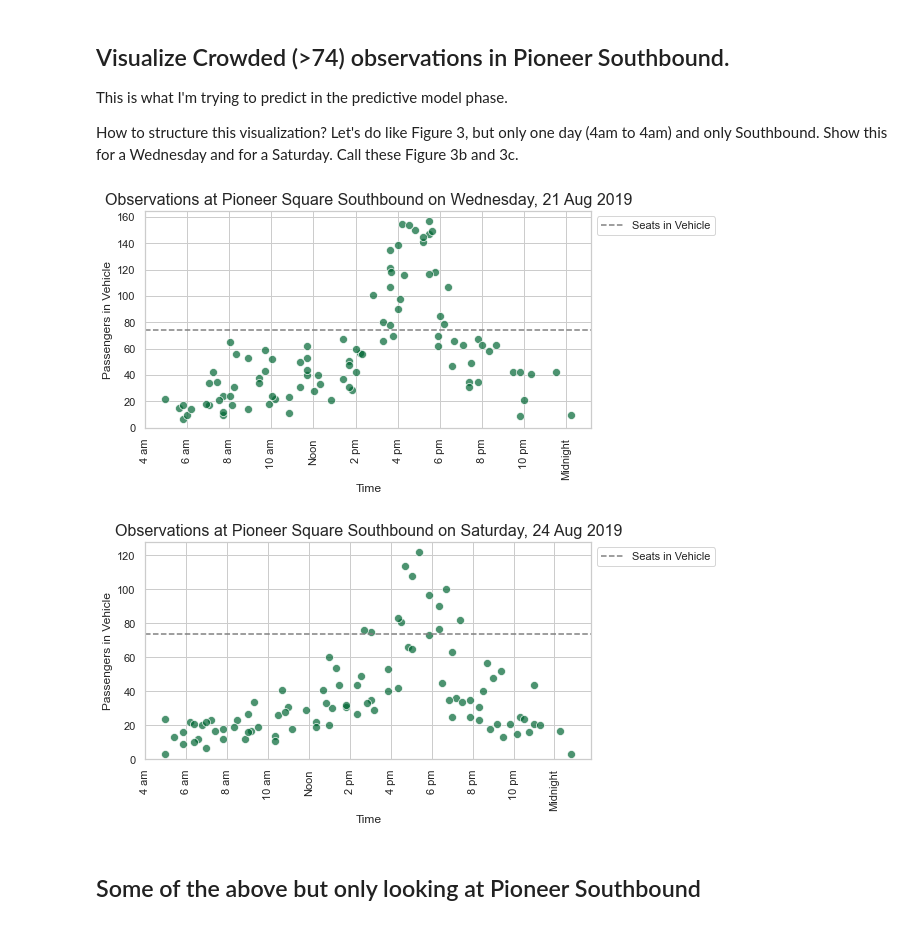
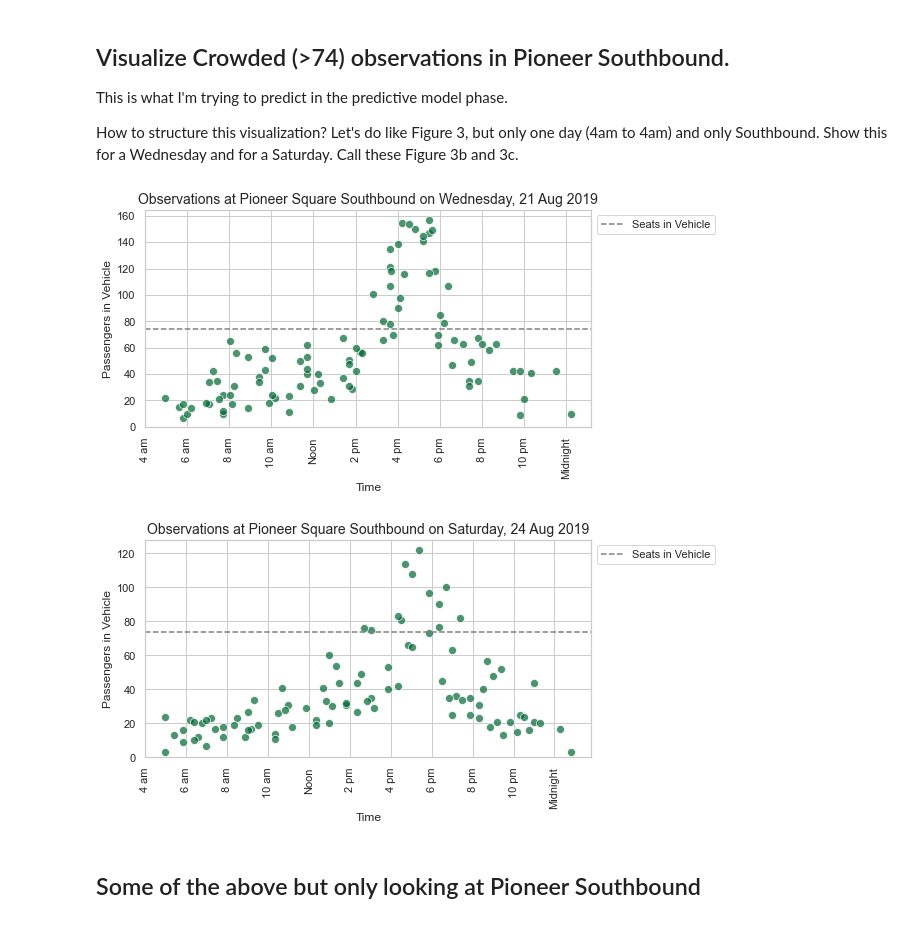
Before and after one commit to augustposch/seattle, a Jupyter notebook: notebooks/EDA.ipynb, the cells around one changed output. Saved outputs shown, nothing was run; the diff lists cells and outputs as text; code cells hidden in the pictures.

```diff
--- a/notebooks/EDA.ipynb
+++ b/notebooks/EDA.ipynb
@@ -203,27 +203,27 @@ How to structure this visualization? Let's do like Figure 3, but only one day (4
 # %%
 filt = (df['stadir_ID']==1211) & (df['stop arrival time'].between('2019-08-21 04:00','2019-08-22 04:00'))
 
 sns.set(rc={'figure.figsize':(8,4)},style='whitegrid')
 ax = sns.scatterplot(data=df[filt], x='stop arrival time', y='passwithin',
                       markers=('o'),
                       color=(0,0.4,0.2,0.7),
                       s=64)
 ax.axhline(74, linestyle='--', color='gray', label='Seats in Vehicle') # horizontal line at Crowded threshold
-ax.set_title('Observations at Pioneer Square Southbound on Wednesday, 21 Aug 2019', size=16)
+ax.set_title('Observations at Pioneer Square Southbound on Wednesday, 21 Aug 2019', size=14)
 ax.set_ylabel('Passengers in Vehicle')
 ax.set_xlabel('Time')
 xticks = ax.get_xticks()
 xlab = ['4 am','6 am','8 am','10 am','Noon','2 pm','4 pm','6 pm','8 pm','10 pm','Midnight']
 plt.xticks(ticks=xticks, labels=xlab, rotation=90)
 
 ax.legend()
 sns.move_legend(ax, "upper left", bbox_to_anchor = (1,1))
 
 plt.savefig('../images/ScatterPioneerWeds.png', bbox_inches='tight')
 
 val =ax.get_xlim()[1]-ax.get_xlim()[0]
 # %% [output]
-[figure, old version]
+[figure, new version]
 # %%
 filt = (df['stadir_ID']==1211) & (df['stop arrival time'].between('2019-08-24 04:00','2019-08-25 04:00'))
 
@@ -233,7 +233,7 @@ ax = sns.scatterplot(data=df[filt], x='stop arrival time', y='passwithin',
                       color=(0,0.4,0.2,0.7),
                       s=64)
 ax.axhline(74, linestyle='--', color='gray', label='Seats in Vehicle') # horizontal line at Crowded threshold
-ax.set_title('Observations at Pioneer Square Southbound on Saturday, 24 Aug 2019', size=16)
+ax.set_title('Observations at Pioneer Square Southbound on Saturday, 24 Aug 2019', size=14)
 ax.set_ylabel('Passengers in Vehicle')
 plt.ylim(bottom=0)
 ax.set_xlabel('Time')
@@ -248,7 +248,7 @@ sns.move_legend(ax, "upper left", bbox_to_anchor = (1,1))
 
 plt.savefig('../images/ScatterPioneerSat.png', bbox_inches='tight')
 # %% [output]
-[figure, old version]
+[figure, new version]
 # %% [markdown]
 ## Some of the above but only looking at Pioneer Southbound
 # %%
```
Also changed, not shown: parts of 4 cells of this notebook, 10 other files.
